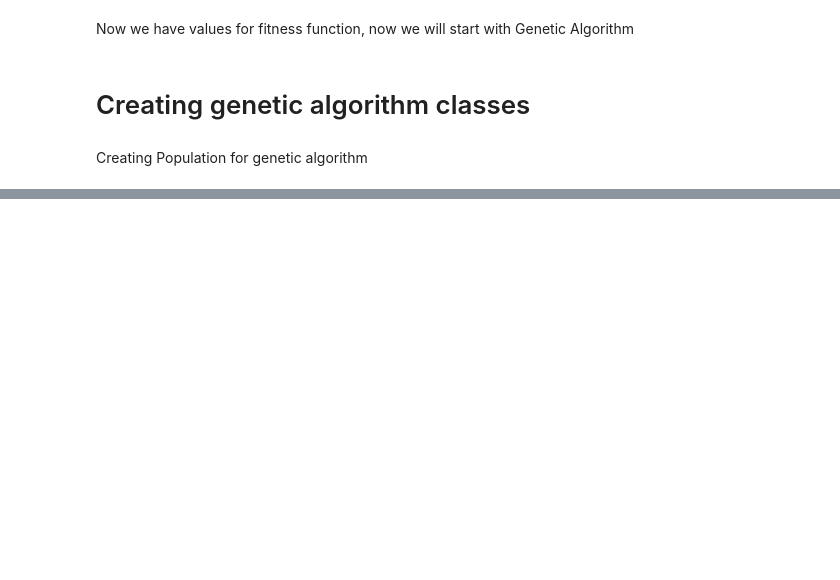
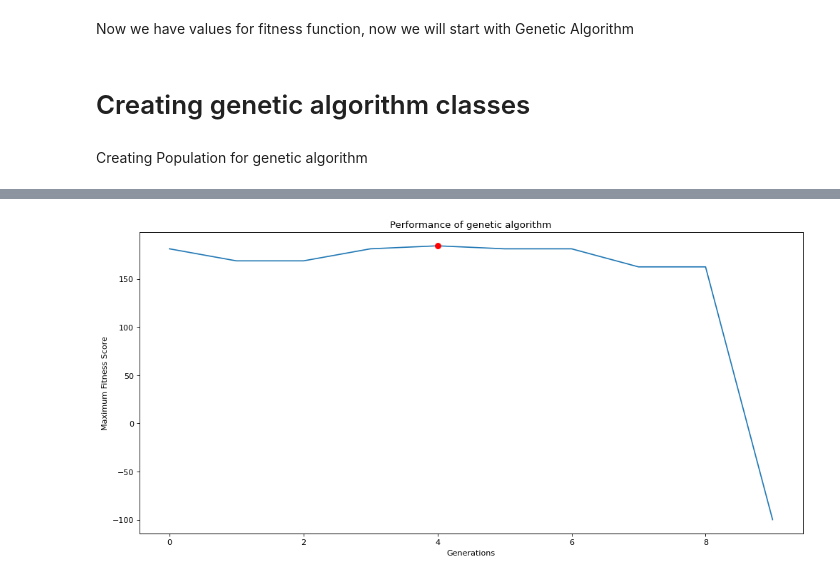
Before and after one commit to aditya26091999/best-team-prediction-genetic-algorithm, a Jupyter notebook: genetic_algorithm_teamselection.ipynb, the cells around one changed output, grey strips where cells are left out. Cells and saved outputs as stored; diff of their text form; code cells hidden in the pictures; blank space fills up the shorter version.

```diff
--- a/genetic_algorithm_teamselection.ipynb
+++ b/genetic_algorithm_teamselection.ipynb
@@ -254,5 +323,0 @@ class Individual:
-# %%
-p = Population(populationSize=8, total_students=10, teamSize=4)
-print(p,end="\n\n")
-print(colored("These are teams\n","blue"))
-p.initGenomes()
@@ -303,7 +328,7 @@ Dummy data for testing GA
 # %%
 projects = list()
-projects.append({'project_number': 1, 'skills': {'Cloud': 0.4, 'IOT': 0.4, 'DB': 0.1,'Testing':0.1}})
-projects.append({'project_number': 2, 'skills': {'UI':0.5,'API':0.3,'DB':0.2}})
-projects.append({'project_number': 3, 'skills':{'UI':0.3,'AI':0.6,'Tools':0.1}})
+projects.append({'project_number': 1, 'skills': {'Cloud': 0.4, 'IOT': 0.4, 'DB': 0.1,'Testing':0.1},'project_name':'Smart City Project'})
+projects.append({'project_number': 2, 'skills': {'UI':0.5,'API':0.3,'DB':0.2},'project_name':'TnP Web Portal'})
+projects.append({'project_number': 3, 'skills':{'UI':0.3,'AI':0.6,'Tools':0.1},'project_name':'Stock Prediction System'})
 print(projects)
 # %% [output]
@@ -321,0 +398,3 @@ p.checkFittest(projects[0])
+# %%
+projectSelected = projects[2]
+output = geneticAlgorithm(populationSize=8,total_students=10,teamSize=4,project=projectSelected,cr_ratio=2,mt_ratio=1,generationCount=10)
@@ -321,0 +449,5 @@ p.checkFittest(projects[0])
+# %%
+for i,val in enumerate(output[1]):
+    print("Generation {} - fitness score: {}".format(i,val))
+print(colored("\n\nResults\nBest Team Suggestion","blue"))
+print("\nGeneration {} Team {} - fitness score: {}".format(Population.bestResultInGeneration,Population.bestTeam,Population.bestPopulationFitness))
@@ -321,0 +471,20 @@ p.checkFittest(projects[0])
+# %%
+x = list(range(len(output[1])))
+y = output[1]
+
+globalMaxima_x = Population.bestResultInGeneration
+globalMaxima_y = Population.bestPopulationFitness * 100
+
+for i,val in enumerate(y):
+  if val>=0:
+    y[i]= val*100
+
+figure(figsize=(15, 7), dpi=80)
+plt.plot(x, y)
+plt.plot(globalMaxima_x,globalMaxima_y, marker="o",markersize=7,color="red")
+plt.xlabel('Generations')
+plt.ylabel('Maximum Fitness Score')
+plt.title('Performance of genetic algorithm')
+plt.show()
+# %% [output]
+[figure, added]
```
Also changed, not shown: parts of 26 cells of this notebook.
